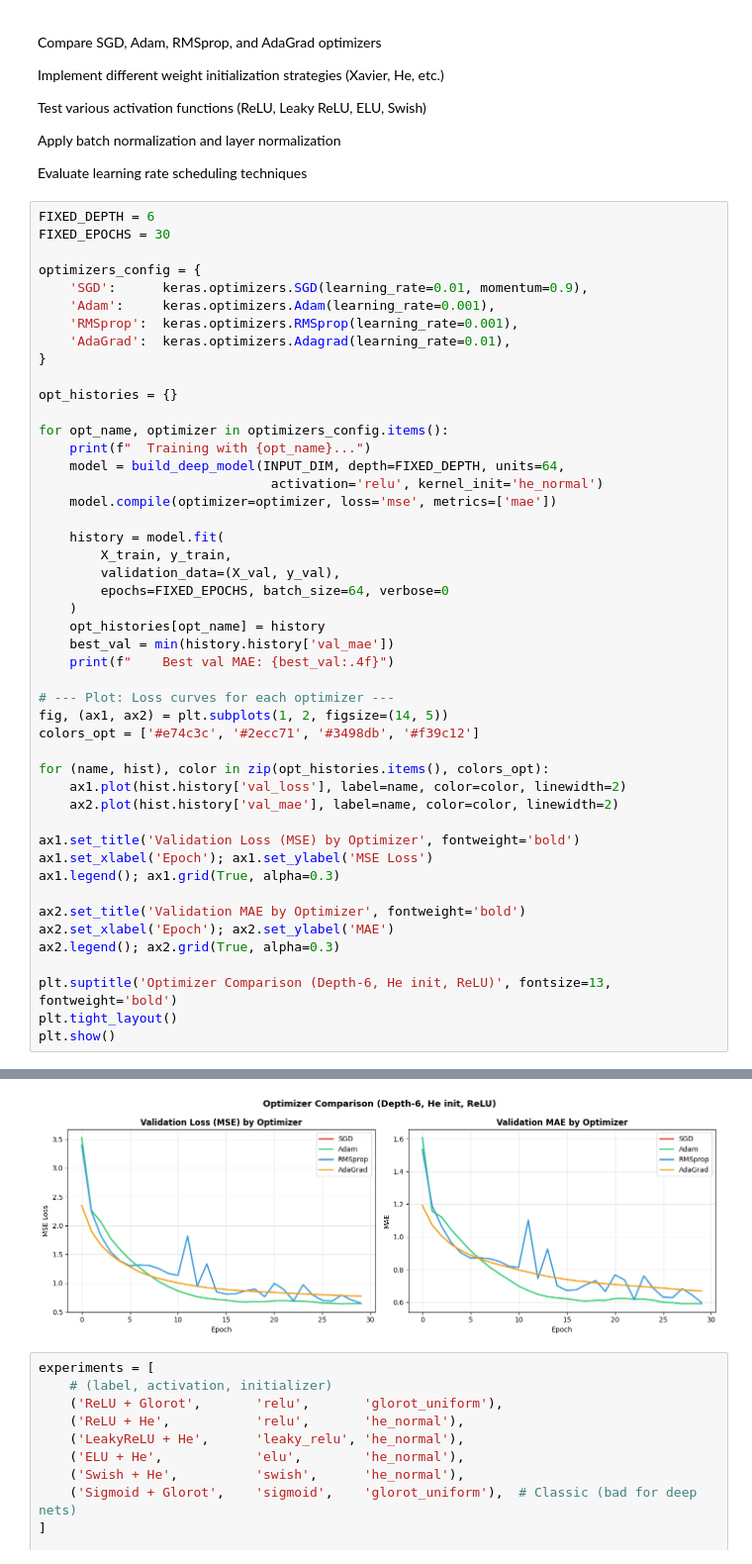
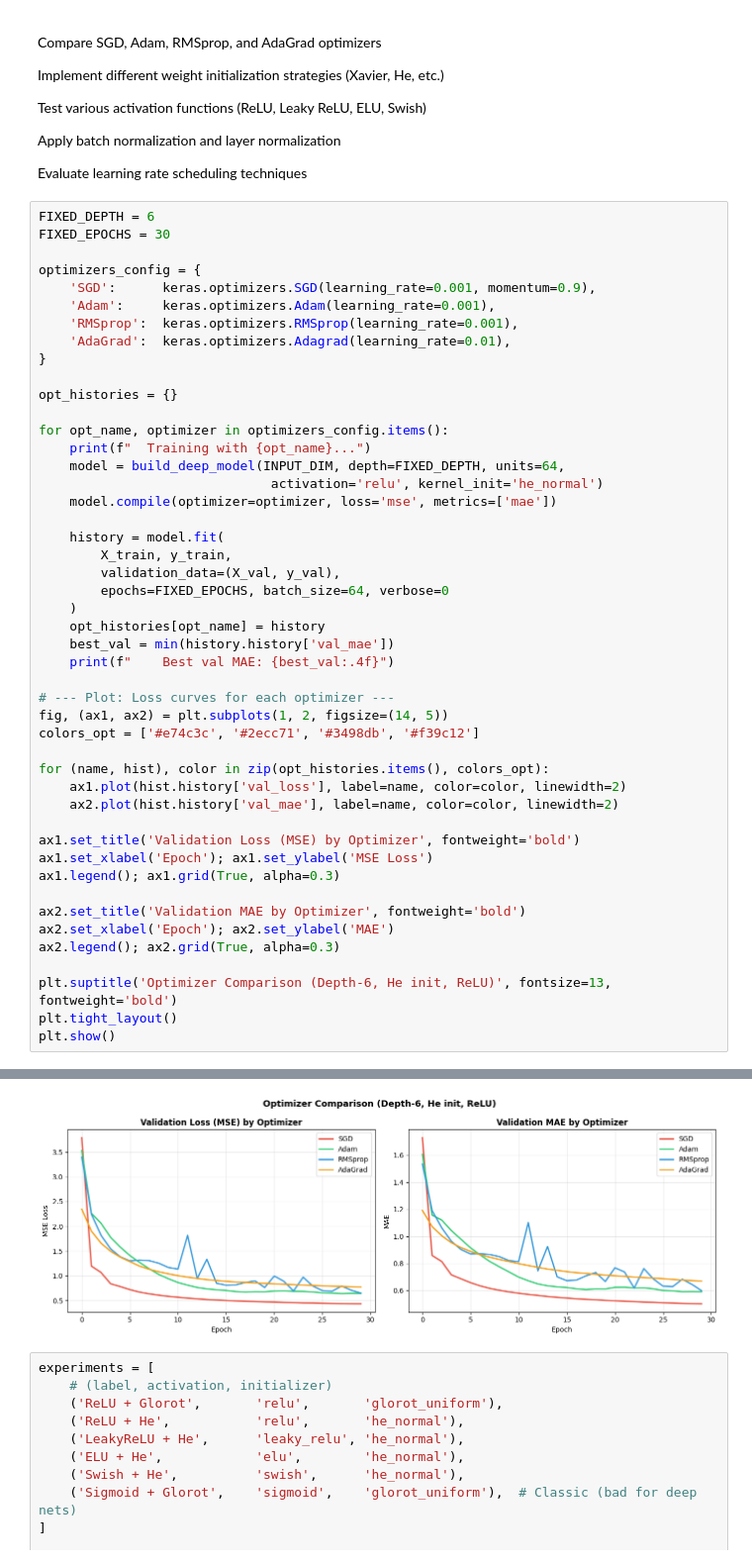
Before and after one commit to siddmkrj/Applied-Research-Topics-in-Deep-Learning, a Jupyter notebook: Week_2_CaseStudy_NeuralNetworks&AdvancedBackpropagation.ipynb, the cells around one changed output, grey strips where cells are left out. Shown at 99% size. Cells and saved outputs as stored; diff of their text form.

```diff
--- a/Week_2_CaseStudy_NeuralNetworks&AdvancedBackpropagation.ipynb
+++ b/Week_2_CaseStudy_NeuralNetworks&AdvancedBackpropagation.ipynb
@@ -460,7 +460,7 @@ FIXED_DEPTH = 6
 FIXED_EPOCHS = 30
 
 optimizers_config = {
-    'SGD':      keras.optimizers.SGD(learning_rate=0.01, momentum=0.9),
+    'SGD':      keras.optimizers.SGD(learning_rate=0.001, momentum=0.9),
     'Adam':     keras.optimizers.Adam(learning_rate=0.001),
     'RMSprop':  keras.optimizers.RMSprop(learning_rate=0.001),
     'AdaGrad':  keras.optimizers.Adagrad(learning_rate=0.01),
@@ -508,10 +508,10 @@ plt.show()
   Training with Adam...
     Best val MAE: 0.5909
   Training with RMSprop...
     Best val MAE: 0.5988
   Training with AdaGrad...
     Best val MAE: 0.6696
-[figure, old version]
+[figure, new version]
 # %%
 experiments = [
     # (label, activation, initializer)
```
Also changed, not shown: parts of 8 cells of this notebook, 1 other file.
